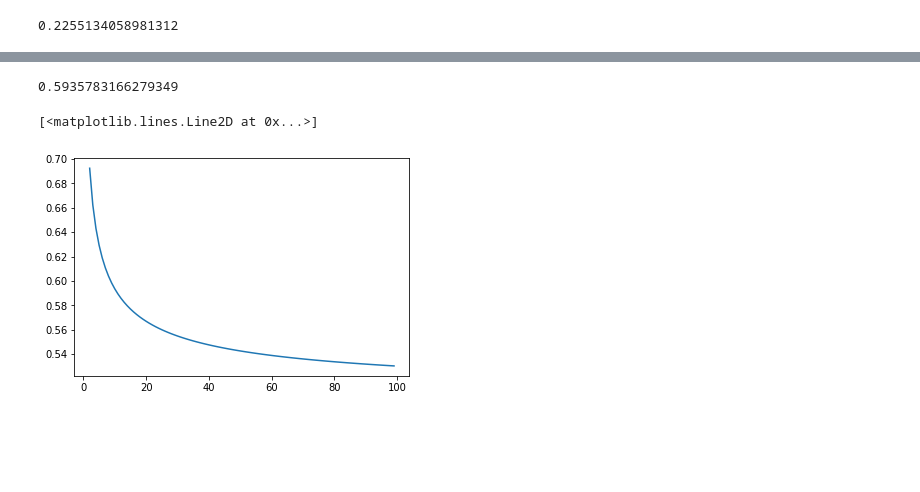
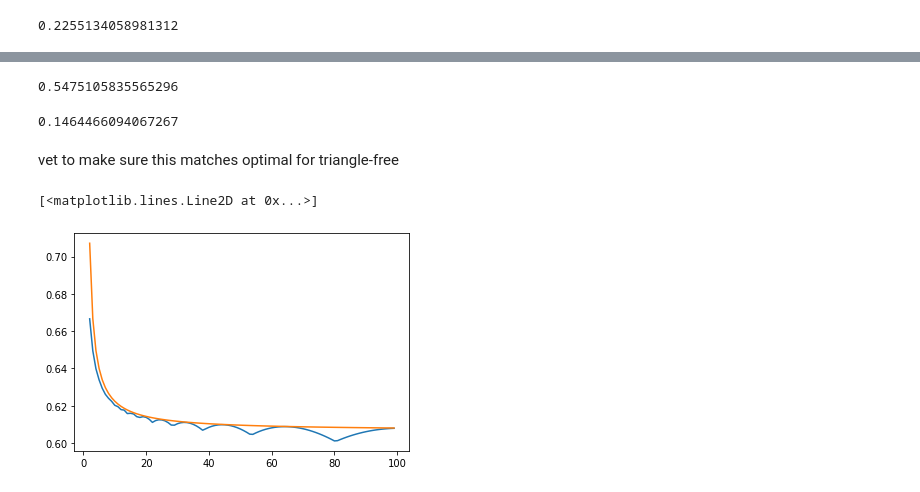
Before and after one commit to marwahaha/qaoa-local-competitors, a Jupyter notebook: QAOA.ipynb, the cells around one changed output, grey strips where cells are left out. Saved outputs shown, nothing was run; the diff lists cells and outputs as text; code cells hidden in the pictures; blank space fills up the shorter version.

```diff
--- a/QAOA.ipynb
+++ b/QAOA.ipynb
@@ -26,7 +26,7 @@ Where D is maximum vertex degree --> so for regular graphs, I guess it's $$1/2 (
 $$
 1/\sqrt{d}$$ or $$ 1/\sqrt{d+1}?$$
 # %%
-def f(D):
+def best(D):
     return ((D-1)/D)**((D-1)/2)
 # %%
 import matplotlib.pyplot as plt
@@ -77,0 +83,6 @@ d=20
+# %%
+# losing precision here, I think. how do I calculate cos(x)**d without losing digits?
+d=1000
+gamma=np.arctan((1/d)**0.5)
+# cos(gamma)
+0.5 + 0.5*sin(gamma)*e**(log(cos(gamma))*d)
@@ -83,12 +96,12 @@ def triangles(beta, gamma, d, f):
 # %%
 def get_max(d, f):
     reses = []
-    for beta in linspace(0, 2*pi, 64):
+    for beta in linspace(0, 2*pi, 128):
         res = []
-#         for gamma in linspace(0, 2*pi, 64):
-#             out = triangles(beta, gamma, d, f)
-#             res.append(out)
+        for gamma in linspace(0, 2*pi, 128):
+            out = triangles(beta, gamma, d, f)
+            res.append(out)
         # try optimal for triangle-free
-        res.append(triangles(beta, np.arctan((1/d)**0.5), d, f))
+#         res.append(triangles(beta, np.arctan((1/d)**0.5), d, f))
         reses += res
     return max(reses)
@@ -95,13 +120,20 @@ def get_max(d, f):
 # %%
-get_max(10, 0)
+get_max(40, 0)
 # %% [output]
-0.5935783166279349
+0.5475105835565296
+# %%
+sin(15*pi/8)**2
+# %% [output]
+0.1464466094067267
+# %% [markdown]
+vet to make sure this matches optimal for triangle-free
 # %%
 # should reproduce previous work by hastings and wang
-# it doesn't. why not?
+# want to see how it varies with f, and see if it gets better or worse with triangles
 f=0
 inputs = range(2, 100)
-plt.plot(inputs, [get_max(d, f) for d in inputs])
+plt.plot(inputs, [(get_max(d, f)-0.5)*2*(d+1)**0.5 for d in inputs])
+plt.plot(inputs, [best(i) for i in inputs])
 # %% [output]
 [<matplotlib.lines.Line2D at 0x...>]
-[figure, old version]
+[figure, new version]
```
Also changed, not shown: parts of 10 cells of this notebook, 1 other file.
